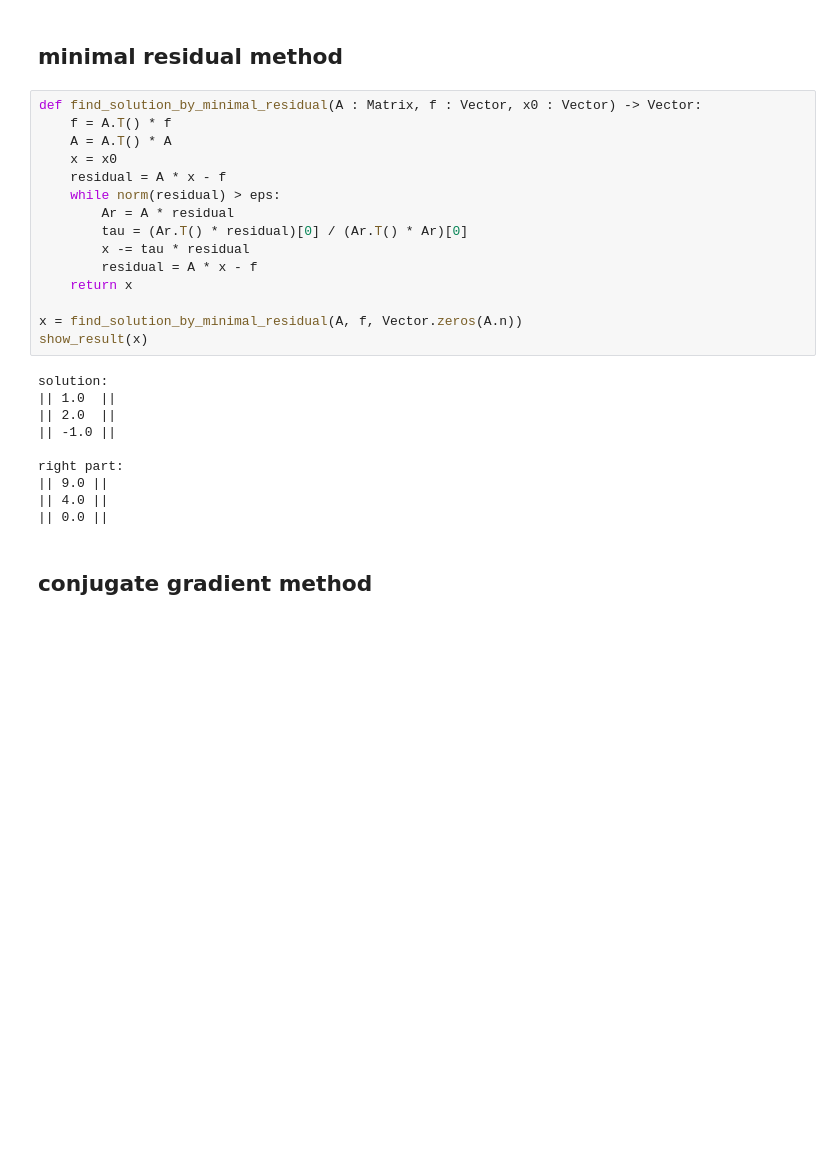
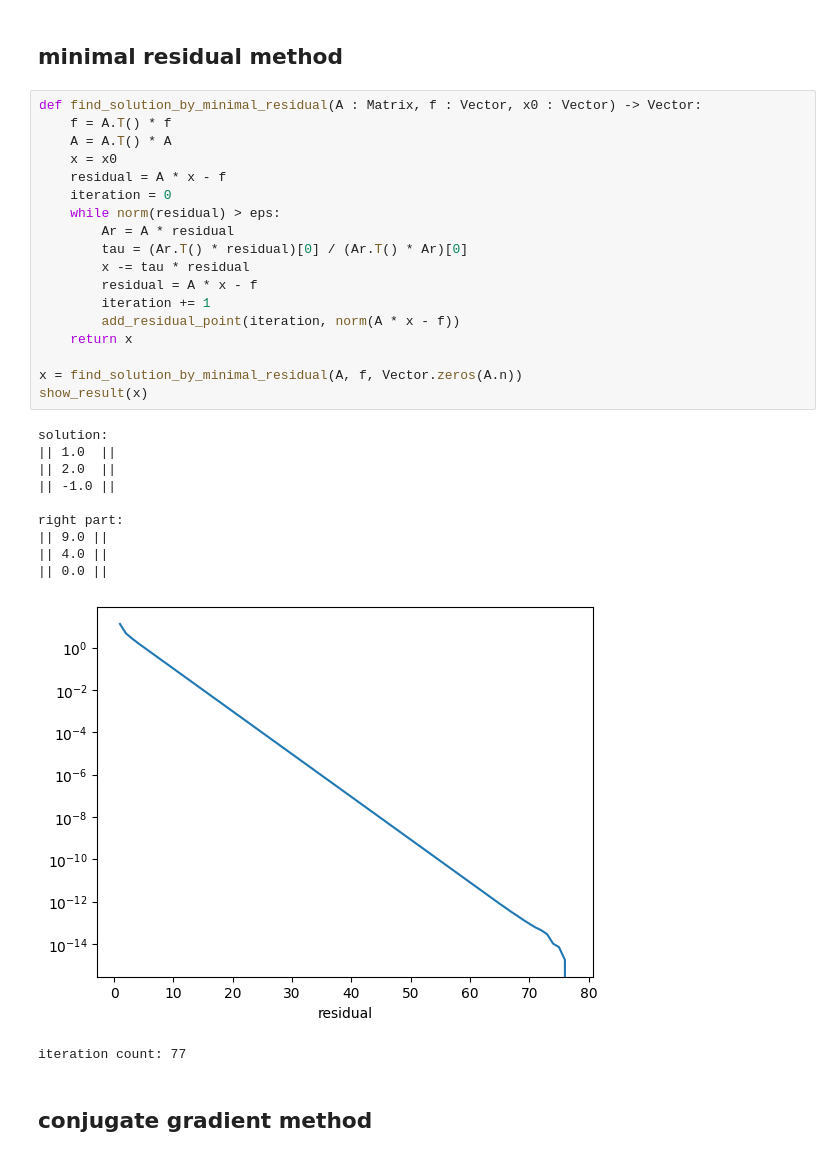
Before and after one commit to VoyakaGOD/computational-mathematics, a Jupyter notebook: linear-system.ipynb, the cells around one changed output. Saved outputs shown, nothing was run; the diff lists cells and outputs as text; blank space fills up the shorter version.

```diff
--- a/linear-system.ipynb
+++ b/linear-system.ipynb
@@ -382,28 +425,33 @@ right part:
 # %%
 def find_solution_by_minimal_residual(A : Matrix, f : Vector, x0 : Vector) -> Vector:
     f = A.T() * f
     A = A.T() * A
     x = x0
     residual = A * x - f
+    iteration = 0
     while norm(residual) > eps:
         Ar = A * residual
         tau = (Ar.T() * residual)[0] / (Ar.T() * Ar)[0]
         x -= tau * residual
         residual = A * x - f
+        iteration += 1
+        add_residual_point(iteration, norm(A * x - f))
     return x
 
 x = find_solution_by_minimal_residual(A, f, Vector.zeros(A.n))
 show_result(x)
 # %% [output]
 solution:
 || 1.0  ||
 || 2.0  ||
 || -1.0 ||
 
 right part:
 || 9.0 ||
 || 4.0 ||
 || 0.0 ||
+[figure, added]
+iteration count: 77
 # %% [markdown]
 ## conjugate gradient method
 # %%
```
Also changed, not shown: parts of 10 cells of this notebook.
